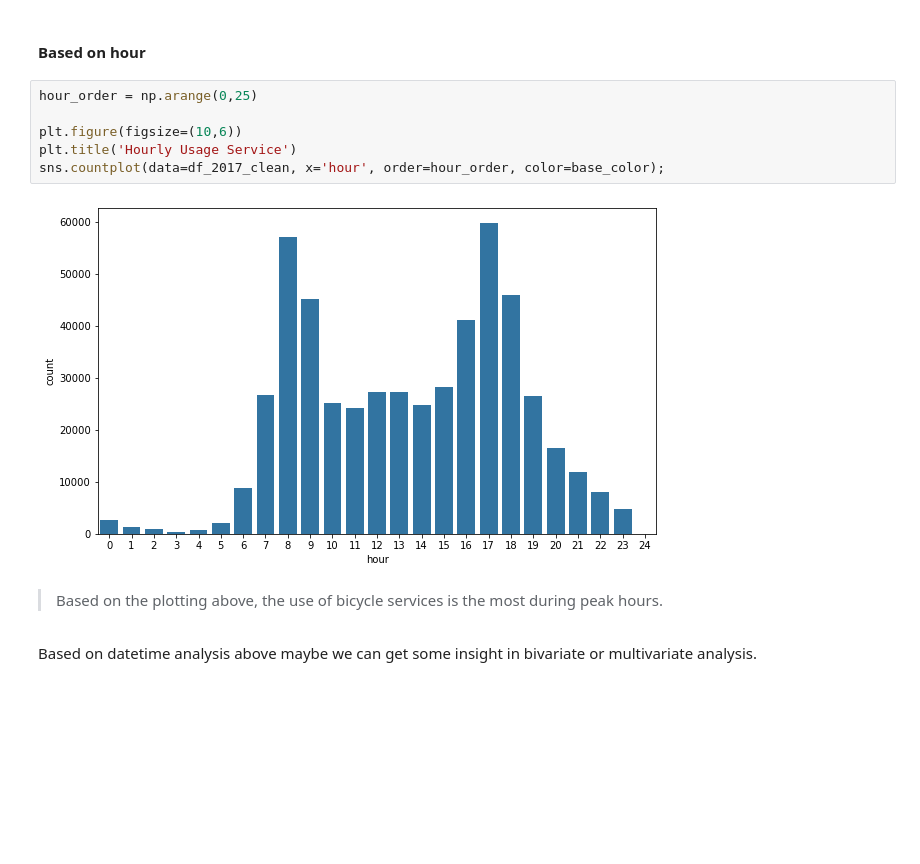
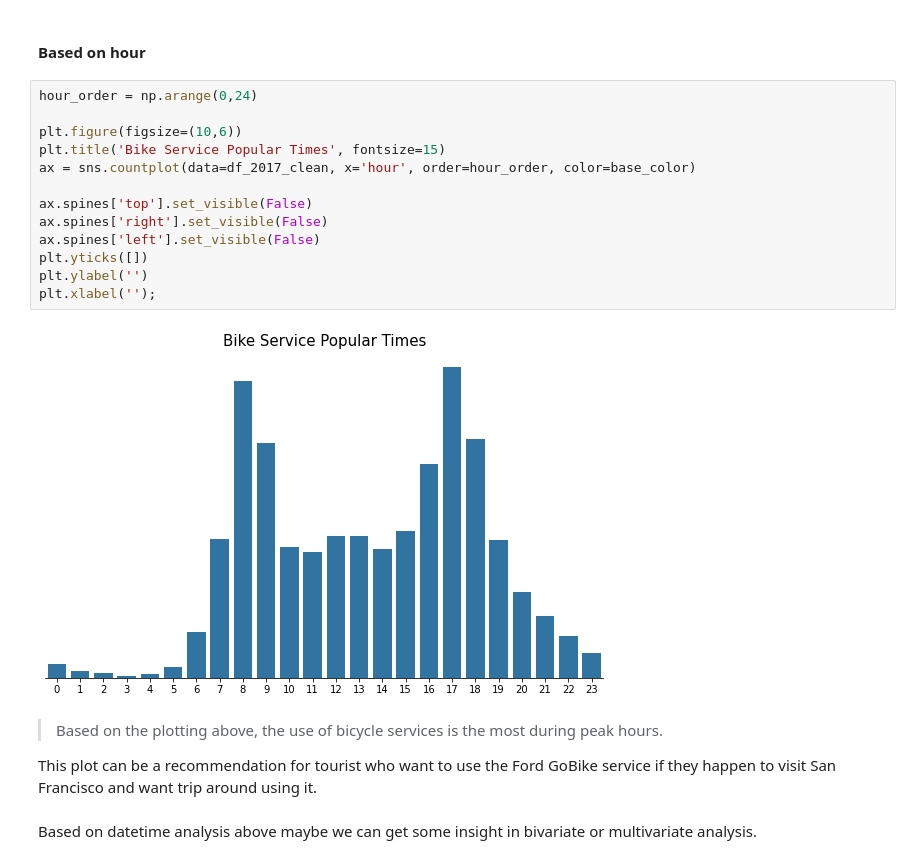
Before and after one commit to adipurnamk/Ford-GoBike-System-Data, a Jupyter notebook: exploration_template.ipynb, the cells around one changed output. Saved outputs shown, nothing was run; the diff lists cells and outputs as text; blank space fills up the shorter version.

```diff
--- a/exploration_template.ipynb
+++ b/exploration_template.ipynb
@@ -462,15 +466,24 @@ sns.countplot(data=df_2017_clean, x='start_day', order=day_name, color=base_colo
 # %% [markdown]
 #### Based on hour
 # %%
-hour_order = np.arange(0,25)
+hour_order = np.arange(0,24)
 
 plt.figure(figsize=(10,6))
-plt.title('Hourly Usage Service')
-sns.countplot(data=df_2017_clean, x='hour', order=hour_order, color=base_color);
+plt.title('Bike Service Popular Times', fontsize=15)
+ax = sns.countplot(data=df_2017_clean, x='hour', order=hour_order, color=base_color)
+
+ax.spines['top'].set_visible(False)
+ax.spines['right'].set_visible(False)
+ax.spines['left'].set_visible(False)
+plt.yticks([])
+plt.ylabel('')
+plt.xlabel('');
 # %% [output]
-[figure, old version]
+[figure, new version]
 # %% [markdown]
 > Based on the plotting above, the use of bicycle services is the most during peak hours.
+
+This plot can be a recommendation for tourist who want to use the Ford GoBike service if they happen to visit San Francisco and want trip around using it.
 # %% [markdown]
 Based on datetime analysis above maybe we can get some insight in bivariate or multivariate analysis.
 # %% [markdown]
```
Also changed, not shown: parts of 26 cells of this notebook.
